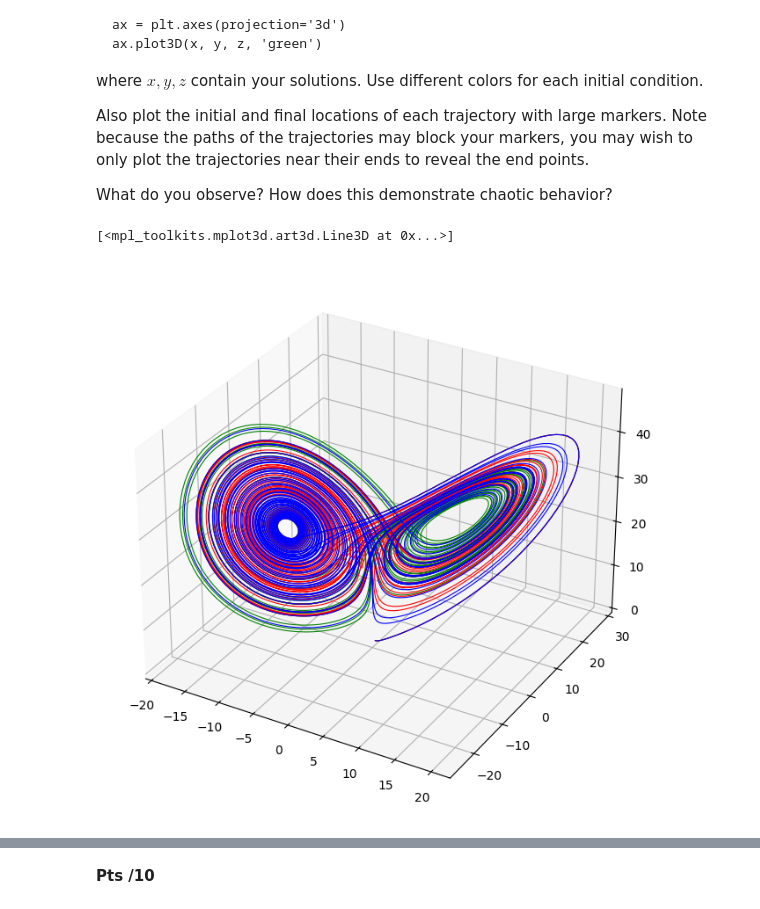
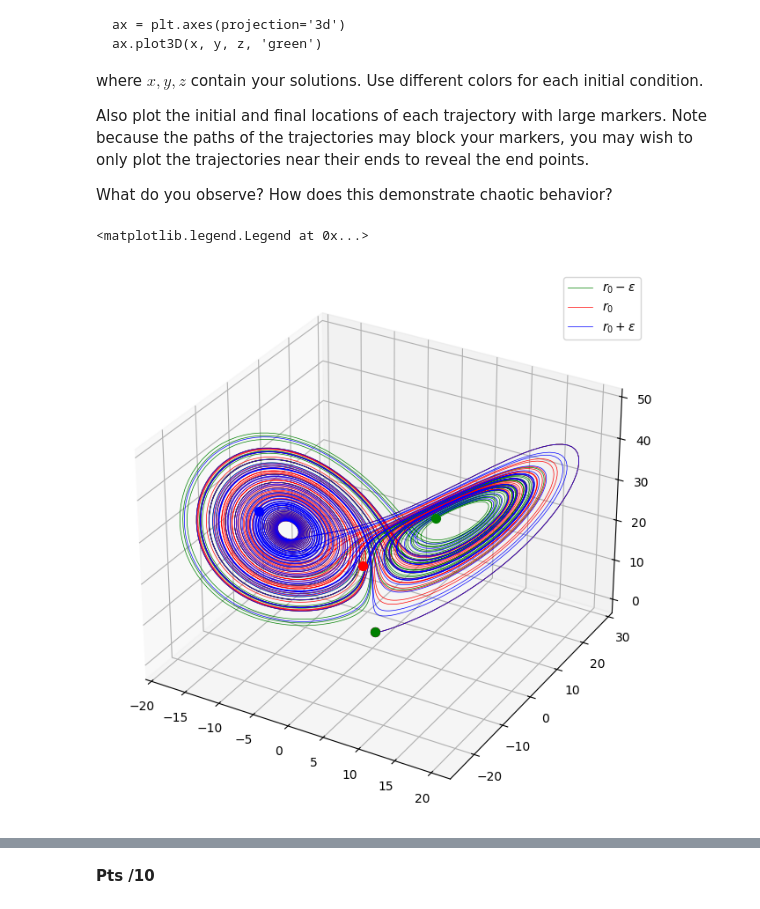
Before and after one commit to AcamaroCutcher/Computational-Physics, a Jupyter notebook: Homework/Homework6/hw6_notebook_2026.ipynb, the cells around one changed output, grey strips where cells are left out. Drawn from its saved outputs; the diff is of its cells as text; code cells hidden in the pictures.

```diff
--- a/Homework/Homework6/hw6_notebook_2026.ipynb
+++ b/Homework/Homework6/hw6_notebook_2026.ipynb
@@ -247,35 +247,42 @@ def rk4(f, t_start, t_end, N_steps, r0):
         k_3 = h * f(r + 1/2*k_2, t + 1/2 * h)
         k_4 = h * f(r + k_3, t + h)
         r_approx[i] = r + 1/6*(k_1 + 2 * k_2 + 2 * k_3 + k_4)
 
     return time_steps, r_approx
 eps = 1e-5
 
 r0 = np.array([0,1 - eps,0])
 time_steps_1, r_approx_1 = rk4(df,0, 50, 10000, r0)
 
 r0 = np.array([0,1,0])
 time_steps_2, r_approx_2 = rk4(df,0, 50, 10000, r0)
 
 r0 = np.array([0,1 + eps,0])
 time_steps_3, r_approx_3 = rk4(df,0, 50, 10000, r0)
 
 fig = plt.figure(figsize=(10, 8)) # Make the figure bigger
 ax = plt.axes(projection='3d')
 x = r_approx_1[:,0]
 y = r_approx_1[:,1]
 z = r_approx_1[:,2]
-ax.plot3D(x,y,z, 'green', linewidth=0.8) # Set a smaller linewidth
+ax.plot3D(x,y,z, 'green', linewidth=0.5, label=r"$r_0 - \epsilon$")
+ax.scatter3D(x[0], y[0], z[0], marker='o', s=50, color='green')
+ax.scatter3D(x[-1], y[-1], z[-1], marker='o', s=50, color='green')
 
 x = r_approx_2[:,0]
 y = r_approx_2[:,1]
 z = r_approx_2[:,2]
-ax.plot3D(x,y,z, 'red', linewidth=0.8) # Set a smaller linewidth
+ax.plot3D(x,y,z, 'red', linewidth=0.5, label=r"$r_0$")
+ax.scatter3D(x[0], y[0], z[0], marker='o', s=50, color='red')
+ax.scatter3D(x[-1], y[-1], z[-1], marker='o', s=50, color='red')
 
 x = r_approx_3[:,0]
 y = r_approx_3[:,1]
 z = r_approx_3[:,2]
-ax.plot3D(x,y,z, 'blue', linewidth=0.8) # Set a smaller linewidth
+ax.plot3D(x,y,z, 'blue', linewidth=0.5, label=r"$r_0 +\epsilon$")
+ax.scatter3D(x[0], y[0], z[0], marker='o', s=50, color='blue')
+ax.scatter3D(x[-1], y[-1], z[-1], marker='o', s=50, color='blue')
+ax.legend()
 # %% [output]
-[<mpl_toolkits.mplot3d.art3d.Line3D at 0x...>]
+<matplotlib.legend.Legend at 0x...>
-[figure, old version]
+[figure, new version]
```
Also changed, not shown: parts of 1 cell of this notebook.
